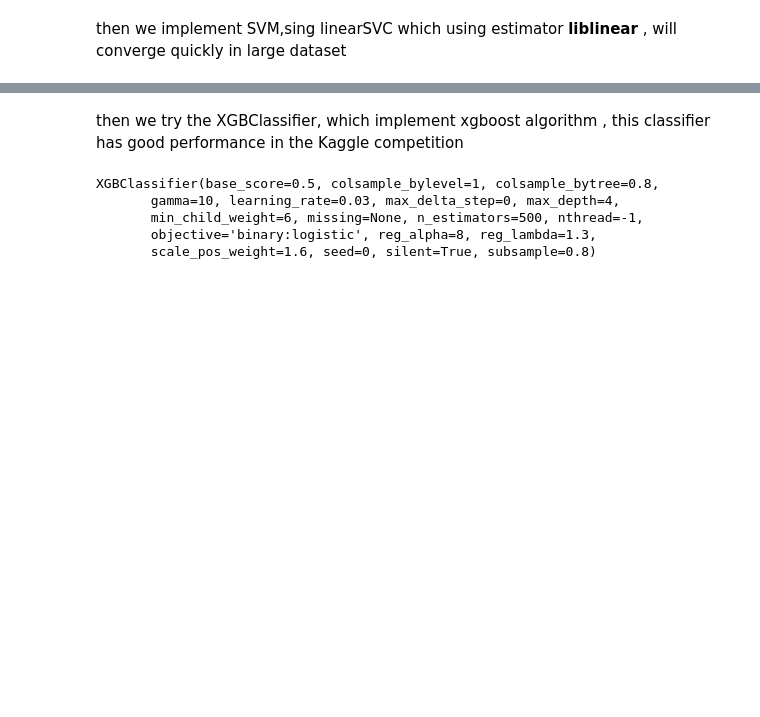
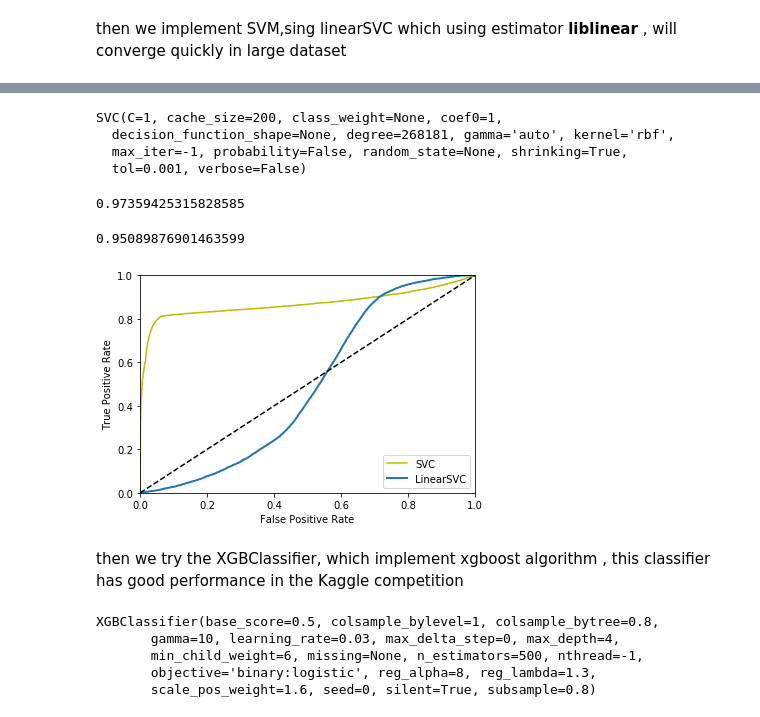
Before and after one commit to yushinliu/lab, a Jupyter notebook: task_1_version_1/Task1.ipynb, the cells around one changed output, grey strips where cells are left out. Drawn from its saved outputs; the diff is of its cells as text; code cells hidden in the pictures; blank space fills up the shorter version.

```diff
--- a/task_1_version_1/Task1.ipynb
+++ b/task_1_version_1/Task1.ipynb
@@ -1054,0 +1103,9 @@ fp_svm,tp_svm,thresholds_svm=roc_curve(y_val,y_score_svm,pos_label=2)
+# %%
+svc_clf=SVC(kernel="rbf",degree=len(X_train),coef0=1,C=1)
+# %%
+svc_clf.fit(X_train,y_train)
+# %% [output]
+SVC(C=1, cache_size=200, class_weight=None, coef0=1,
+  decision_function_shape=None, degree=268181, gamma='auto', kernel='rbf',
+  max_iter=-1, probability=False, random_state=None, shrinking=True,
+  tol=0.001, verbose=False)
@@ -1055,3 +1114,22 @@ fp_svm,tp_svm,thresholds_svm=roc_curve(y_val,y_score_svm,pos_label=2)
+# %%
+y_score_svc=svc_clf.decision_function(X_val)
+# %%
+fp_svc,tp_svc,thresholds_svc=roc_curve(y_val,y_score_svc,pos_label=2)
+# %%
+f1_score(y_val,y_pred_svc)
+# %% [output]
+0.97359425315828585
+# %%
+accuracy_score(y_val,y_pred_svc)
+# %% [output]
+0.95089876901463599
+# %%
+plt.plot(fp_svc,tp_svc,"y-",label="SVC")
+plot_roc_curve(fp_svm,tp_svm,label='LinearSVC')
+plt.legend()
+plt.show()
+# %% [output]
+[figure, added]
 # %% [markdown]
 then we try the XGBClassifier, which implement xgboost algorithm , this classifier has good performance in the Kaggle competition
 # %%
```
Also changed, not shown: parts of 18 cells of this notebook, 3 other files.
